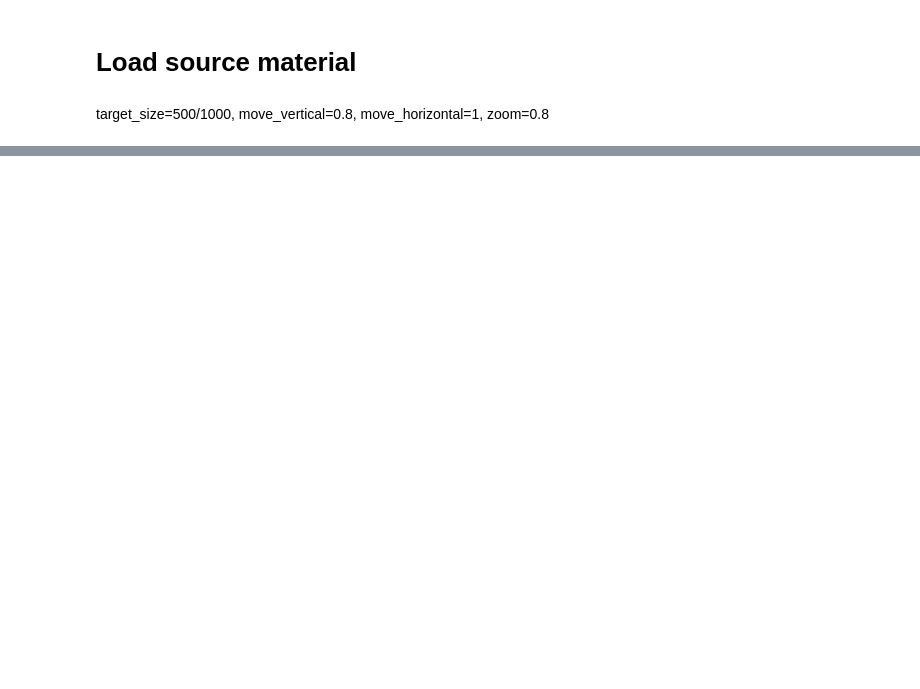
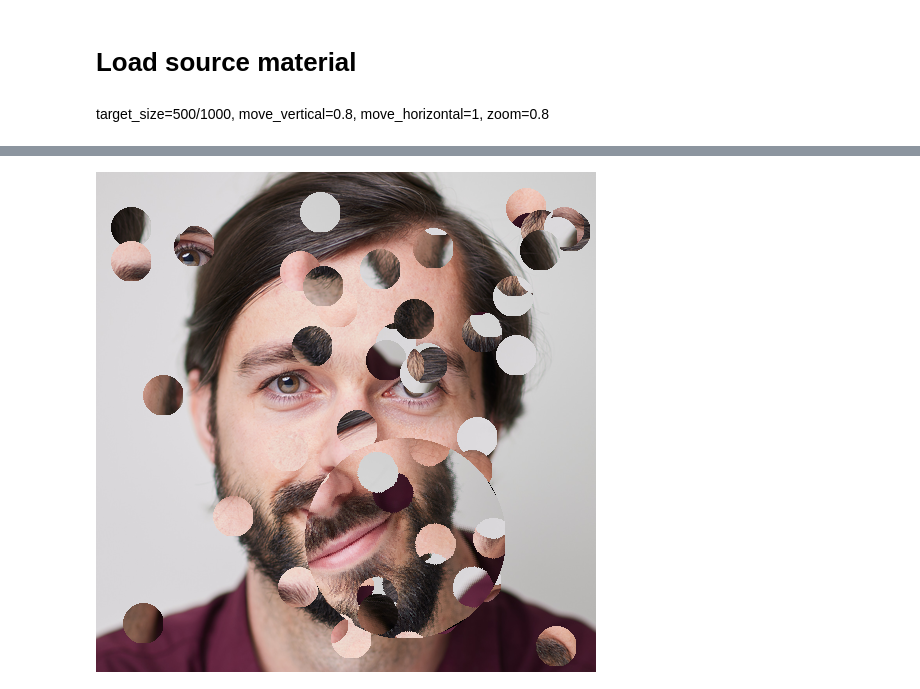
Before and after one commit to Jezzerrr/PortraitArt, a Jupyter notebook: notebooks/portrait_art.ipynb, the cells around one changed output, grey strips where cells are left out. Drawn from its saved outputs; the diff is of its cells as text; code cells hidden in the pictures; blank space fills up the shorter version.

```diff
--- a/notebooks/portrait_art.ipynb
+++ b/notebooks/portrait_art.ipynb
@@ -55,0 +70,7 @@ output_image
+# %%
+img = input_image
+img = swap_random_circles(img, 0.08, n_swaps=20, seed=46)
+img = rotate_random_circle(img, 0.2, angle=30)
+img
+# %% [output]
+[figure, added]
```
Also changed, not shown: parts of 12 cells of this notebook, 2 other files.
